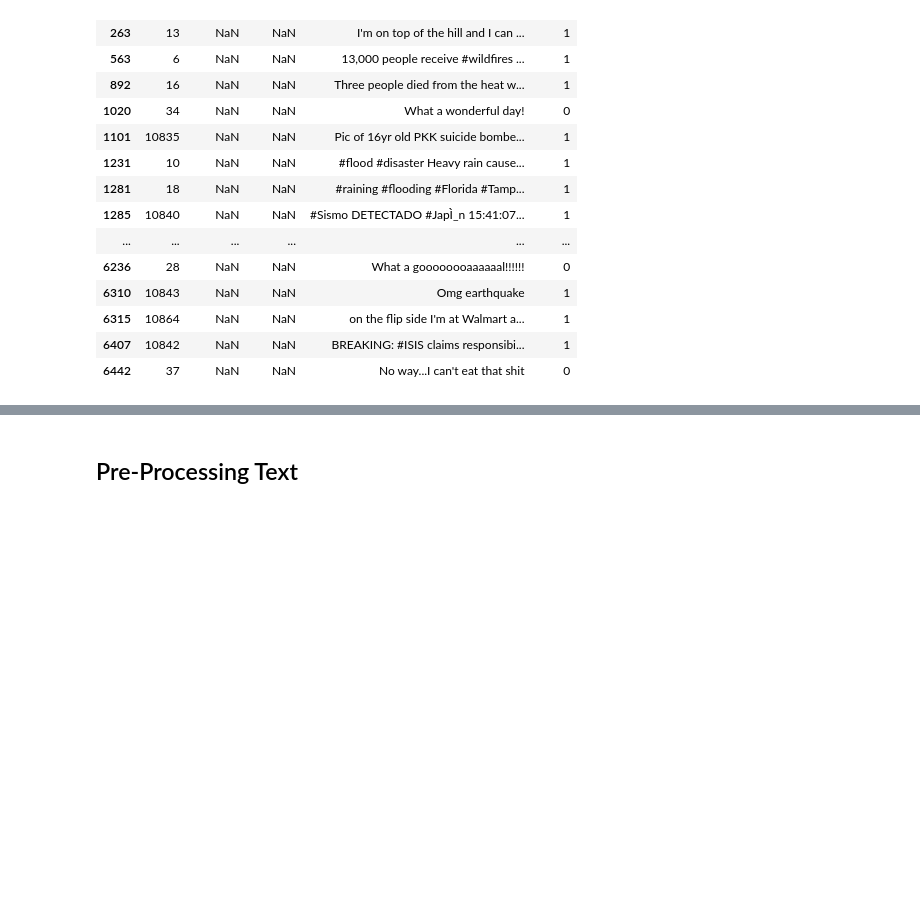
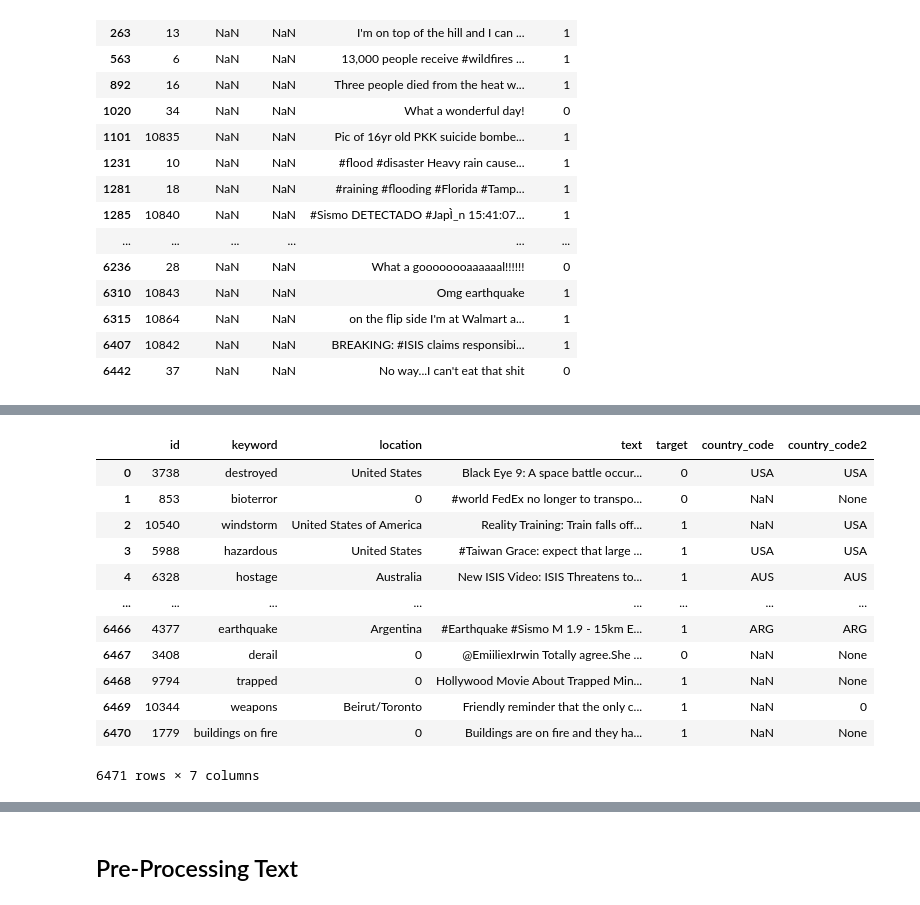
Before and after one commit to alexerne-git/ML-Zoom, a Jupyter notebook: Code/Projet ML.ipynb, the cells around one changed output, grey strips where cells are left out. Cells and saved outputs as stored; diff of their text form; code cells hidden in the pictures; blank space fills up the shorter version.

```diff
--- a/Code/Projet ML.ipynb
+++ b/Code/Projet ML.ipynb
@@ -183,0 +182,3 @@ train
+# %%
+train_test["location"]=train_test["location"].fillna(0)
+train_test
@@ -183,0 +351,17 @@ train
+# %%
+#Test:
+train_test
+# %% [output]
+|  | id | keyword | location | text | target | country_code | country_code2 |
+| 0 | 3738 | destroyed | United States | Black Eye 9: A space battle occur... | 0 | USA | USA |
+| 1 | 853 | bioterror | 0 | #world FedEx no longer to transpo... | 0 | NaN | None |
+| 2 | 10540 | windstorm | United States of America | Reality Training: Train falls off... | 1 | NaN | USA |
+| 3 | 5988 | hazardous | United States | #Taiwan Grace: expect that large ... | 1 | USA | USA |
+| 4 | 6328 | hostage | Australia | New ISIS Video: ISIS Threatens to... | 1 | AUS | AUS |
+| ... | ... | ... | ... | ... | ... | ... | ... |
+| 6466 | 4377 | earthquake | Argentina | #Earthquake #Sismo M 1.9 - 15km E... | 1 | ARG | ARG |
+| 6467 | 3408 | derail | 0 | @EmiiliexIrwin Totally agree.She ... | 0 | NaN | None |
+| 6468 | 9794 | trapped | 0 | Hollywood Movie About Trapped Min... | 1 | NaN | None |
+| 6469 | 10344 | weapons | Beirut/Toronto | Friendly reminder that the only c... | 1 | NaN | 0 |
+| 6470 | 1779 | buildings on fire | 0 | Buildings are on fire and they ha... | 1 | NaN | None |
+6471 rows × 7 columns
```
Also changed, not shown: parts of 30 cells of this notebook, 1 other file.
